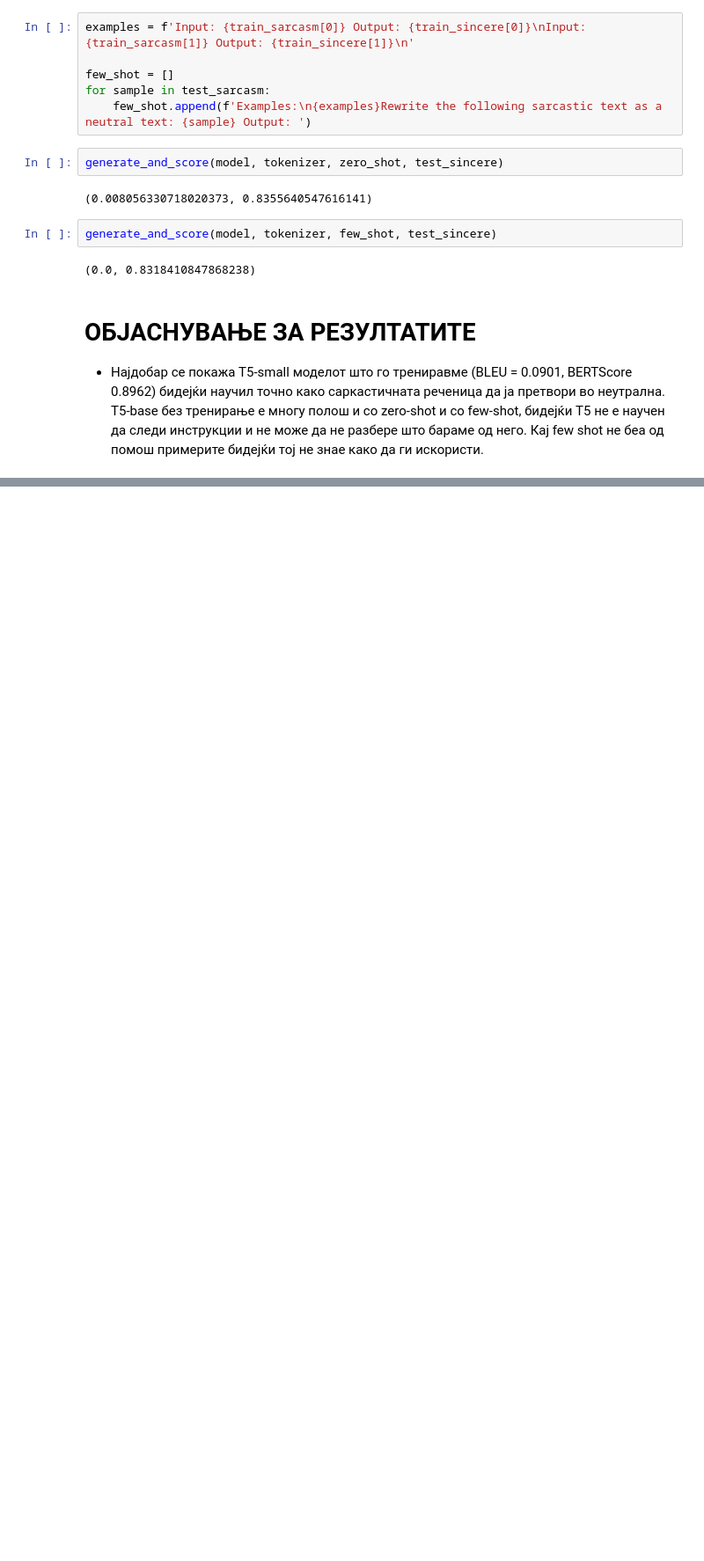
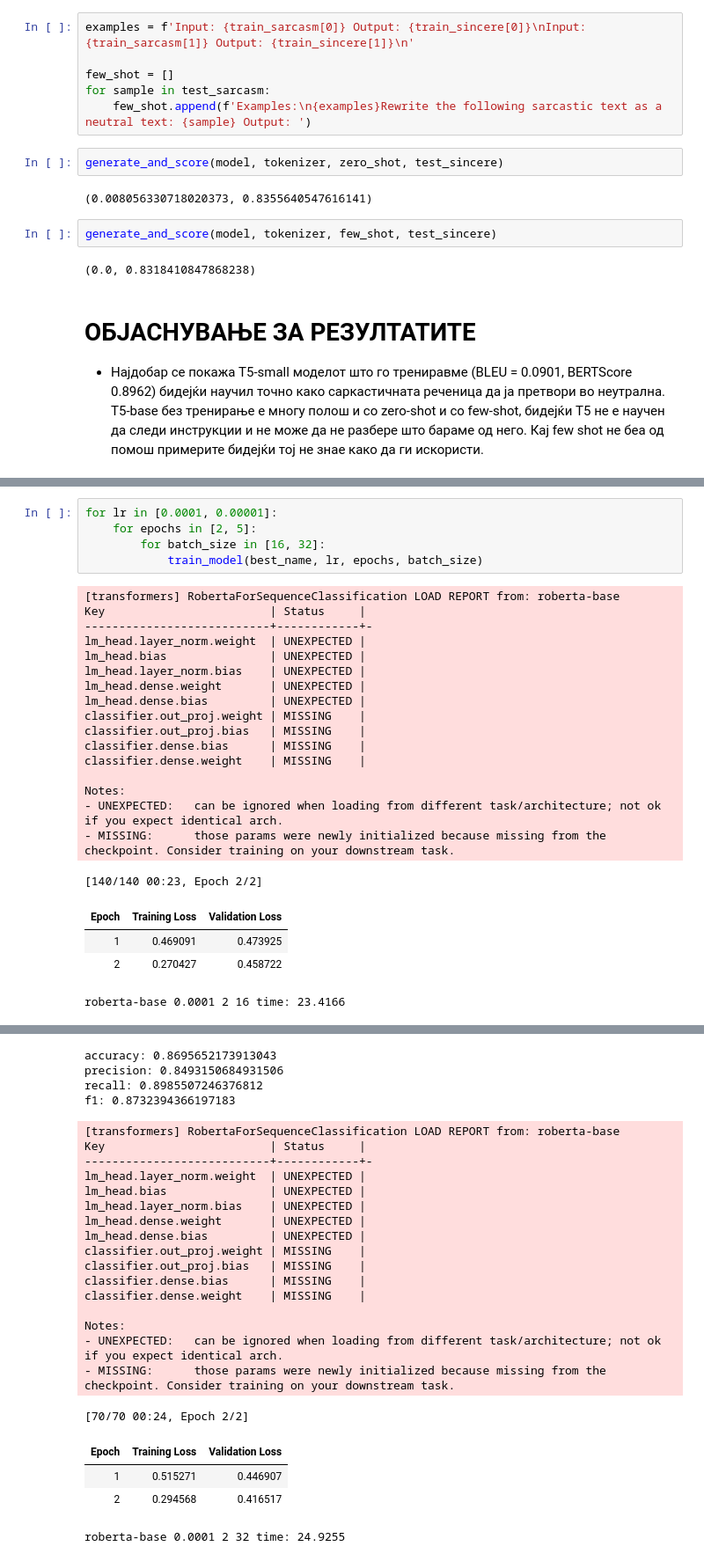
Before and after one commit to hristinagjorgjievska/Natural-Language-Processing, a Jupyter notebook: lab2/lab2_doma.ipynb, the cells around one changed output, grey strips where cells are left out. Shown at 88% size. Drawn from its saved outputs; the diff is of its cells as text; blank space fills up the shorter version.

```diff
--- a/lab2/lab2_doma.ipynb
+++ b/lab2/lab2_doma.ipynb
@@ -222,0 +368,27 @@ generate_and_score(model, tokenizer, few_shot, test_sincere)
+# %%
+for lr in [0.0001, 0.00001]:
+    for epochs in [2, 5]:
+        for batch_size in [16, 32]:
+            train_model(best_name, lr, epochs, batch_size)
+# %% [output]
+[transformers] RobertaForSequenceClassification LOAD REPORT from: roberta-base
+Key                        | Status     |
+---------------------------+------------+-
+lm_head.layer_norm.weight  | UNEXPECTED |
+lm_head.bias               | UNEXPECTED |
+lm_head.layer_norm.bias    | UNEXPECTED |
+lm_head.dense.weight       | UNEXPECTED |
+lm_head.dense.bias         | UNEXPECTED |
+classifier.out_proj.weight | MISSING    |
+classifier.out_proj.bias   | MISSING    |
+classifier.dense.bias      | MISSING    |
+classifier.dense.weight    | MISSING    |
+
+Notes:
+- UNEXPECTED:   can be ignored when loading from different task/architecture; not ok if you expect identical arch.
+- MISSING:      those params were newly initialized because missing from the checkpoint. Consider training on your downstream task.
+[140/140 00:23, Epoch 2/2]
+| Epoch | Training Loss | Validation Loss |
+| 1 | 0.469091 | 0.473925 |
+| 2 | 0.270427 | 0.458722 |
+roberta-base 0.0001 2 16 time: 23.4166
@@ -222,0 +396,25 @@ generate_and_score(model, tokenizer, few_shot, test_sincere)
+accuracy: 0.8695652173913043
+precision: 0.8493150684931506
+recall: 0.8985507246376812
+f1: 0.8732394366197183
+[transformers] RobertaForSequenceClassification LOAD REPORT from: roberta-base
+Key                        | Status     |
+---------------------------+------------+-
+lm_head.layer_norm.weight  | UNEXPECTED |
+lm_head.bias               | UNEXPECTED |
+lm_head.layer_norm.bias    | UNEXPECTED |
+lm_head.dense.weight       | UNEXPECTED |
+lm_head.dense.bias         | UNEXPECTED |
+classifier.out_proj.weight | MISSING    |
+classifier.out_proj.bias   | MISSING    |
+classifier.dense.bias      | MISSING    |
+classifier.dense.weight    | MISSING    |
+
+Notes:
+- UNEXPECTED:   can be ignored when loading from different task/architecture; not ok if you expect identical arch.
+- MISSING:      those params were newly initialized because missing from the checkpoint. Consider training on your downstream task.
+[70/70 00:24, Epoch 2/2]
+| Epoch | Training Loss | Validation Loss |
+| 1 | 0.515271 | 0.446907 |
+| 2 | 0.294568 | 0.416517 |
+roberta-base 0.0001 2 32 time: 24.9255
```
Also changed, not shown: parts of 20 cells of this notebook.
